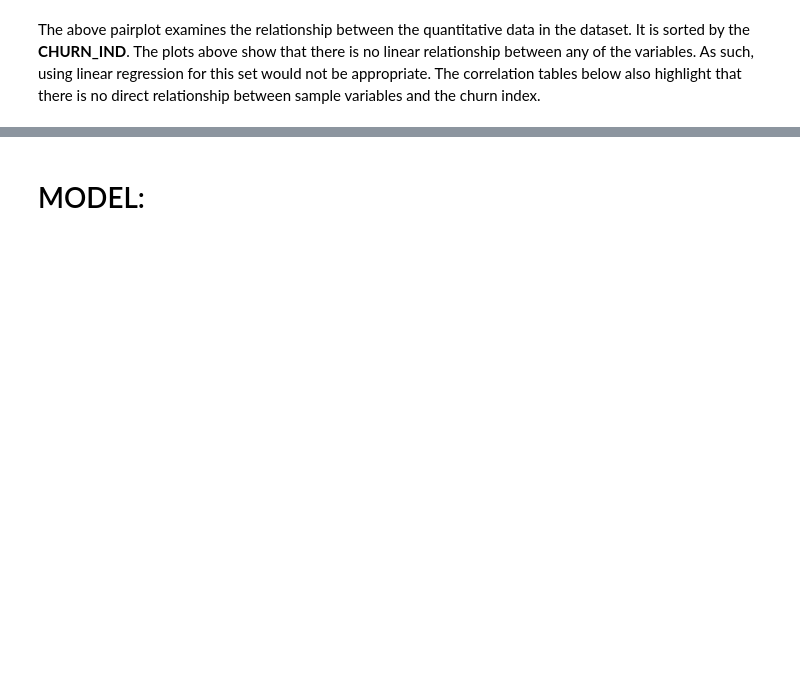
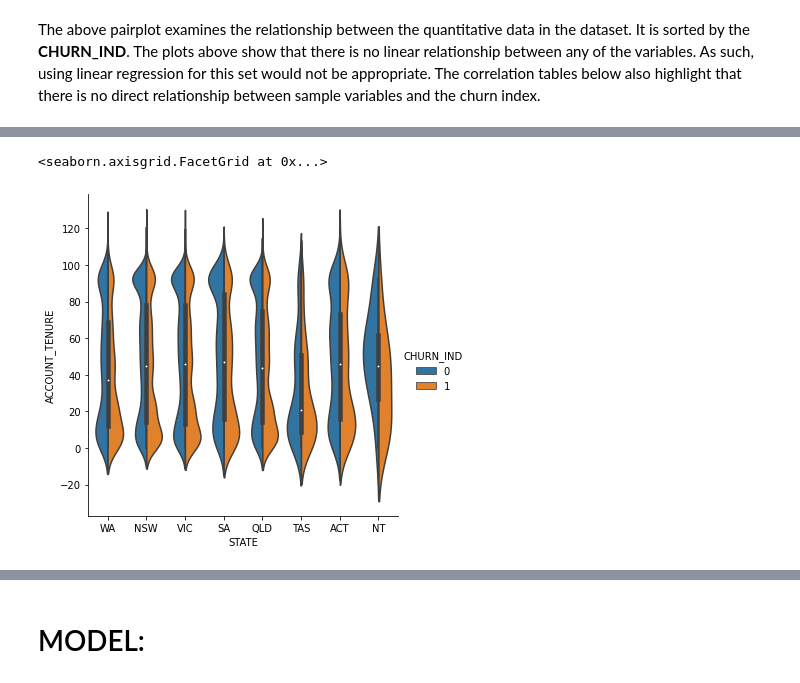
Before and after one commit to AmandaManadeniya/data-science-portfolio-2021, a Jupyter notebook: Portfolio 3.ipynb, the cells around one changed output, grey strips where cells are left out. Cells and saved outputs as stored; diff of their text form; code cells hidden in the pictures; blank space fills up the shorter version.

```diff
--- a/Portfolio 3.ipynb
+++ b/Portfolio 3.ipynb
@@ -180,0 +173,11 @@ Here it is assumed that the number of clusters needed is 5. From this, clusters
+# %%
+churn_clean['is_country'] = (churn_clean['COUNTRY_METRO_REGION'] == 'COUNTRY').astype('int64')
+churn_clean['is_metro'] = (churn_clean['COUNTRY_METRO_REGION'] == 'METRO').astype('int64')
+churn_clean['is_region'] = (churn_clean['COUNTRY_METRO_REGION'] == 'REGION').astype('int64')
+#churn_clean.sort_values('CHURN_IND')
+# sns.lmplot('CHURN_IND', 'is_country', churn_clean, fit_reg=False)
+# %%
+sns.catplot(x="STATE", y="ACCOUNT_TENURE", hue="CHURN_IND", kind="violin", split=True, data=churn_clean)
+# %% [output]
+<seaborn.axisgrid.FacetGrid at 0x...>
+[figure, added]
```
Also changed, not shown: parts of 56 cells of this notebook.
